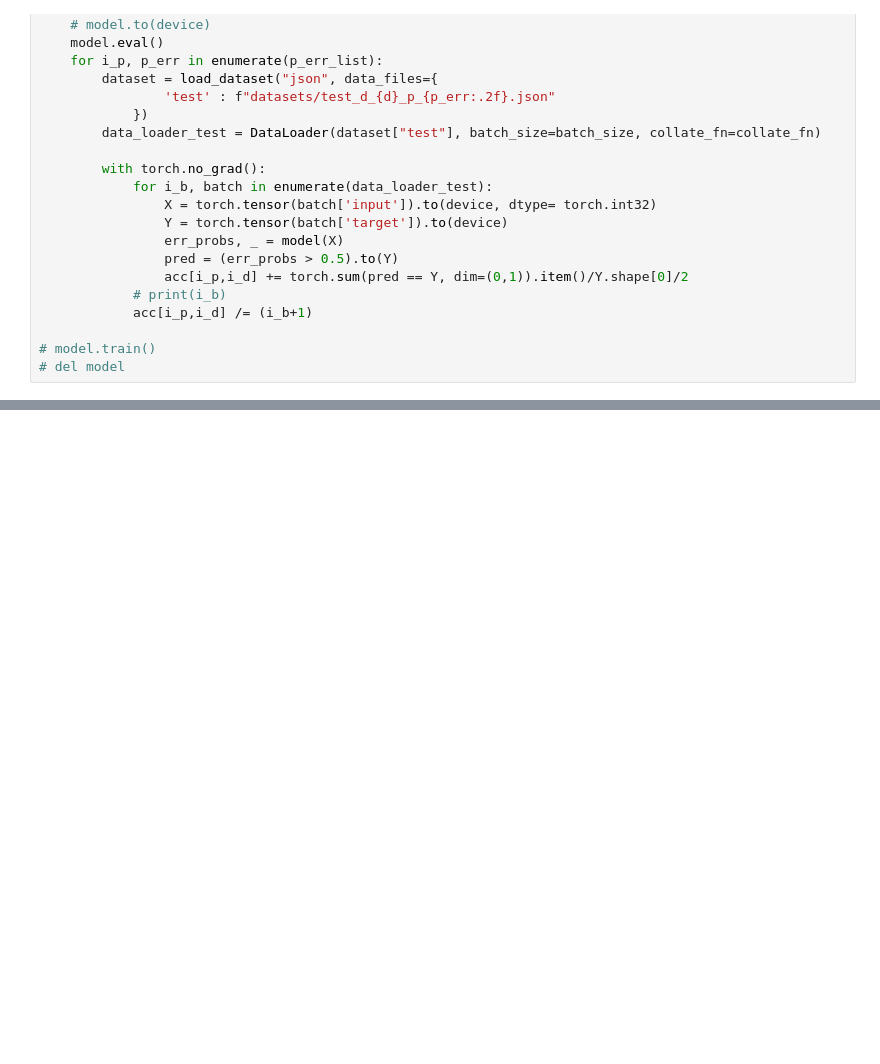
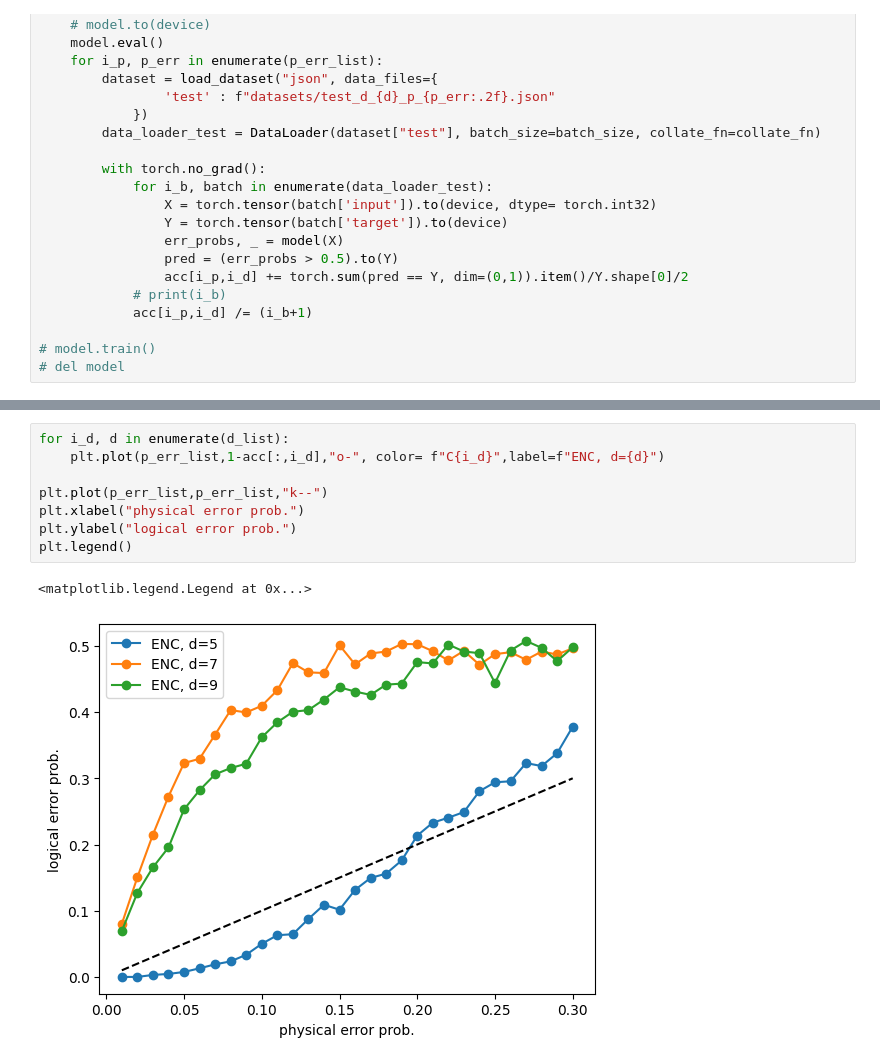
Before and after one commit to hassan-shap/MLqec, a Jupyter notebook: encoder-dev.ipynb, the cells around one changed output, grey strips where cells are left out. Drawn from its saved outputs; the diff is of its cells as text; blank space fills up the shorter version.

```diff
--- a/encoder-dev.ipynb
+++ b/encoder-dev.ipynb
@@ -446,0 +457,11 @@ plt.legend()
+# %%
+for i_d, d in enumerate(d_list):
+    plt.plot(p_err_list,1-acc[:,i_d],"o-", color= f"C{i_d}",label=f"ENC, d={d}")
+
+plt.plot(p_err_list,p_err_list,"k--")
+plt.xlabel("physical error prob.")
+plt.ylabel("logical error prob.")
+plt.legend()
+# %% [output]
+<matplotlib.legend.Legend at 0x...>
+[figure, added]
```
Also changed, not shown: parts of 9 cells of this notebook, 5 other files.
